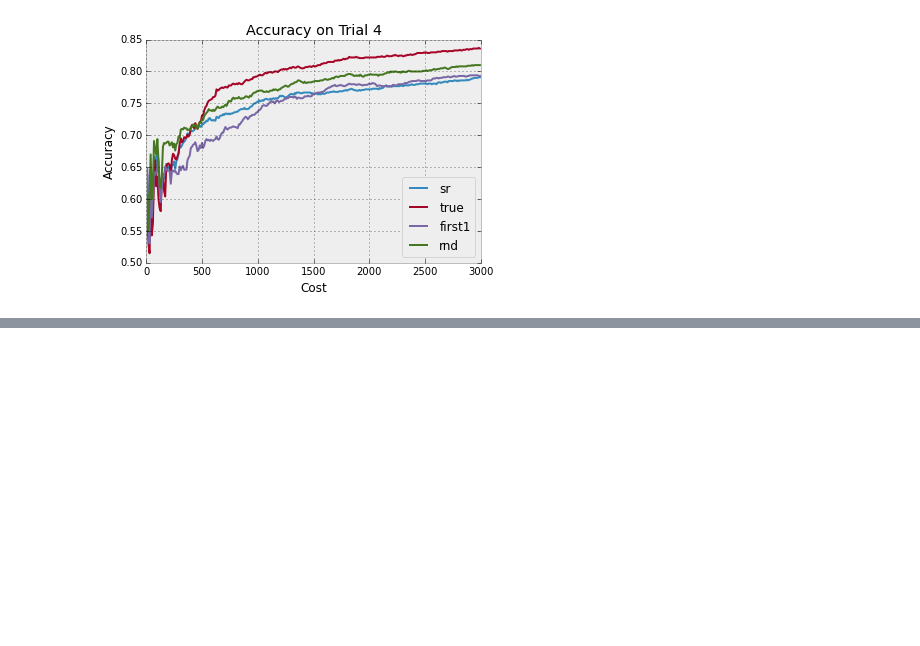
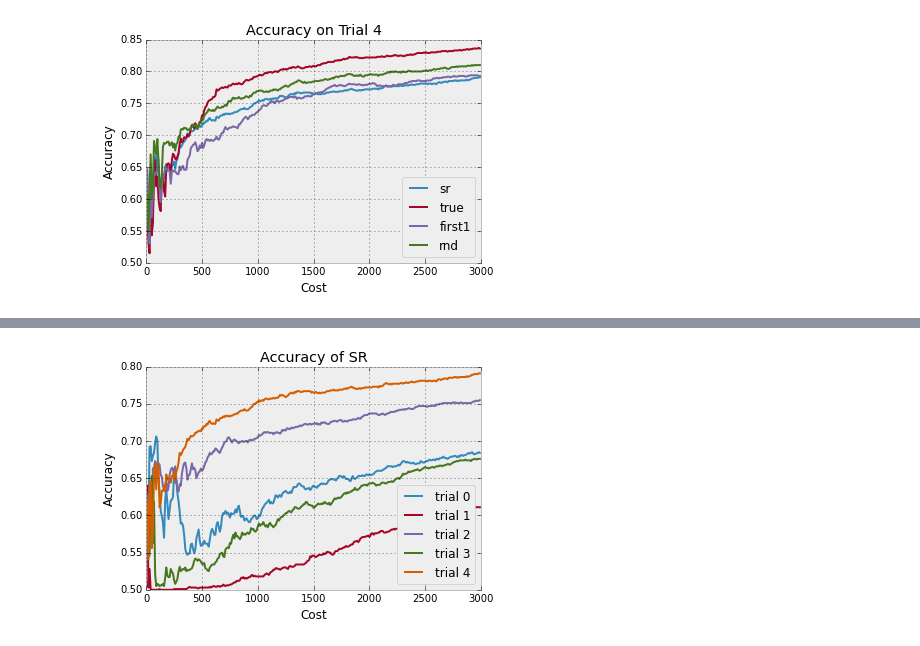
Before and after one commit to mramire8/notebooks, a Jupyter notebook: trial_plots.ipynb, the cells around one changed output, grey strips where cells are left out. Cells and saved outputs as stored; diff of their text form; code cells hidden in the pictures; blank space fills up the shorter version.

```diff
--- a/trial_plots.ipynb
+++ b/trial_plots.ipynb
@@ -75,0 +118,4 @@ for t in range(5):
+# %%
+plot_method('sr', data)
+# %% [output]
+[figure, added]
```
Also changed, not shown: parts of 4 cells of this notebook, 1 other file.
